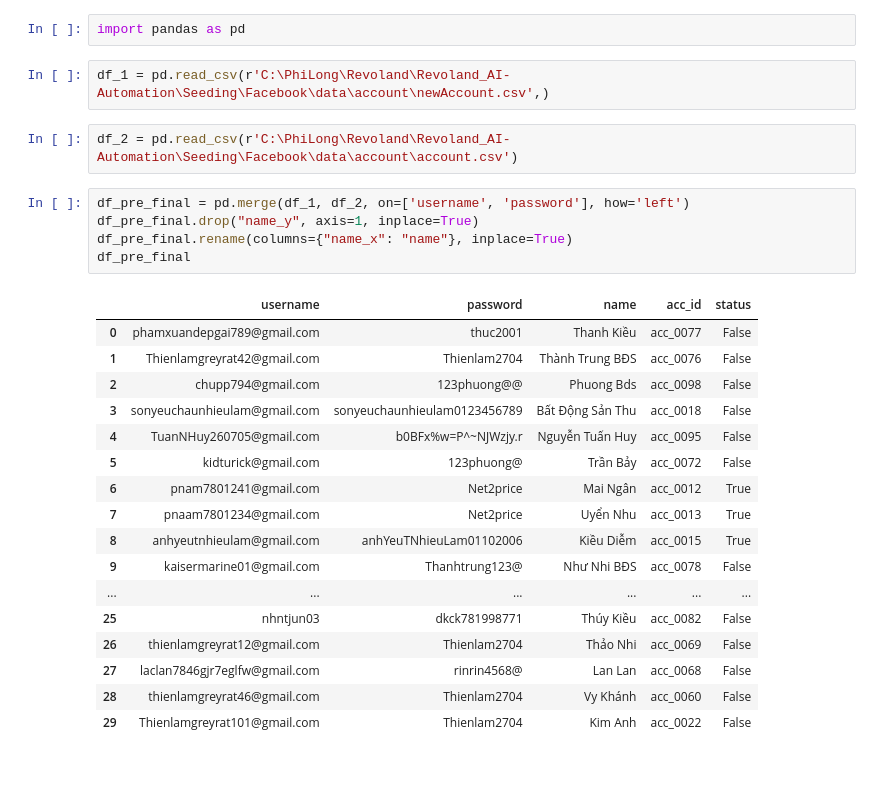
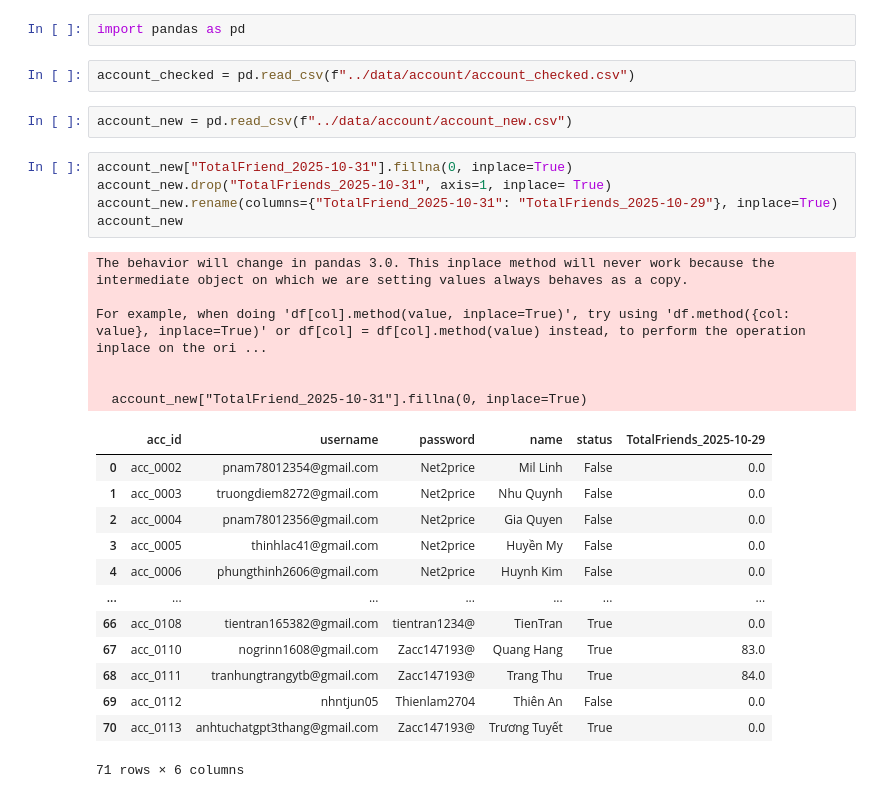
Before and after one commit to Philong04102005/git-practice, a Jupyter notebook: Facebook/util/asynAccountList.ipynb, the cells around one changed output. Cells and saved outputs as stored; diff of their text form; blank space fills up the shorter version.

```diff
--- a/Facebook/util/asynAccountList.ipynb
+++ b/Facebook/util/asynAccountList.ipynb
@@ -1,29 +1,31 @@
 # %%
 import pandas as pd
 # %%
-df_1 = pd.read_csv(r'C:\PhiLong\Revoland\Revoland_AI-Automation\Seeding\Facebook\data\account\newAccount.csv',)
+account_checked = pd.read_csv(f"../data/account/account_checked.csv")
 # %%
-df_2 = pd.read_csv(r'C:\PhiLong\Revoland\Revoland_AI-Automation\Seeding\Facebook\data\account\account.csv')
+account_new = pd.read_csv(f"../data/account/account_new.csv")
 # %%
-df_pre_final = pd.merge(df_1, df_2, on=['username', 'password'], how='left')
-df_pre_final.drop("name_y", axis=1, inplace=True)
-df_pre_final.rename(columns={"name_x": "name"}, inplace=True)
-df_pre_final
+account_new["TotalFriend_2025-10-31"].fillna(0, inplace=True)
+account_new.drop("TotalFriends_2025-10-31", axis=1, inplace= True)
+account_new.rename(columns={"TotalFriend_2025-10-31": "TotalFriends_2025-10-29"}, inplace=True)
+account_new
 # %% [output]
+The behavior will change in pandas 3.0. This inplace method will never work because the intermediate object on which we are setting values always behaves as a copy.
+
+For example, when doing 'df[col].method(value, inplace=True)', try using 'df.method({col: value}, inplace=True)' or df[col] = df[col].method(value) instead, to perform the operation inplace on the ori ...
+
+
+  account_new["TotalFriend_2025-10-31"].fillna(0, inplace=True)
-|  | username | password | name | acc_id | status |
-| 0 | phamxuandepgai789@gmail.com | thuc2001 | Thanh Kiều | acc_0077 | False |
-| 1 | Thienlamgreyrat42@gmail.com | Thienlam2704 | Thành Trung BĐS | acc_0076 | False |
-| 2 | chupp794@gmail.com | 123phuong@@ | Phuong Bds | acc_0098 | False |
-| 3 | sonyeuchaunhieulam@gmail.com | sonyeuchaunhieulam0123456789 | Bất Động Sản Thu | acc_0018 | False |
-| 4 | TuanNHuy260705@gmail.com | b0BFx%w=P^~NJWzjy.r | Nguyễn Tuấn Huy | acc_0095 | False |
-| 5 | kidturick@gmail.com | 123phuong@ | Trần Bảy | acc_0072 | False |
-| 6 | pnam7801241@gmail.com | Net2price | Mai Ngân | acc_0012 | True |
-| 7 | pnaam7801234@gmail.com | Net2price | Uyển Nhu | acc_0013 | True |
-| 8 | anhyeutnhieulam@gmail.com | anhYeuTNhieuLam01102006 | Kiều Diễm | acc_0015 | True |
-| 9 | kaisermarine01@gmail.com | Thanhtrung123@ | Như Nhi BĐS | acc_0078 | False |
-| ... | ... | ... | ... | ... | ... |
-| 25 | nhntjun03 | dkck781998771 | Thúy Kiều | acc_0082 | False |
-| 26 | thienlamgreyrat12@gmail.com | Thienlam2704 | Thảo Nhi | acc_0069 | False |
-| 27 | laclan7846gjr7eglfw@gmail.com | rinrin4568@ | Lan Lan | acc_0068 | False |
-| 28 | thienlamgreyrat46@gmail.com | Thienlam2704 | Vy Khánh | acc_0060 | False |
-| 29 | Thienlamgreyrat101@gmail.com | Thienlam2704 | Kim Anh | acc_0022 | False |
+|  | acc_id | username | password | name | status | TotalFriends_2025-10-29 |
+| 0 | acc_0002 | pnam78012354@gmail.com | Net2price | Mil Linh | False | 0.0 |
+| 1 | acc_0003 | truongdiem8272@gmail.com | Net2price | Nhu Quynh | False | 0.0 |
+| 2 | acc_0004 | pnam78012356@gmail.com | Net2price | Gia Quyen | False | 0.0 |
+| 3 | acc_0005 | thinhlac41@gmail.com | Net2price | Huyền My | False | 0.0 |
+| 4 | acc_0006 | phungthinh2606@gmail.com | Net2price | Huynh Kim | False | 0.0 |
+| ... | ... | ... | ... | ... | ... | ... |
+| 66 | acc_0108 | tientran165382@gmail.com | tientran1234@ | TienTran | True | 0.0 |
+| 67 | acc_0110 | nogrinn1608@gmail.com | Zacc147193@ | Quang Hang | True | 83.0 |
+| 68 | acc_0111 | tranhungtrangytb@gmail.com | Zacc147193@ | Trang Thu | True | 84.0 |
+| 69 | acc_0112 | nhntjun05 | Thienlam2704 | Thiên An | False | 0.0 |
+| 70 | acc_0113 | anhtuchatgpt3thang@gmail.com | Zacc147193@ | Trương Tuyết | True | 0.0 |
+71 rows × 6 columns
```
Also changed, not shown: parts of 14 cells of this notebook, 47 other files.
